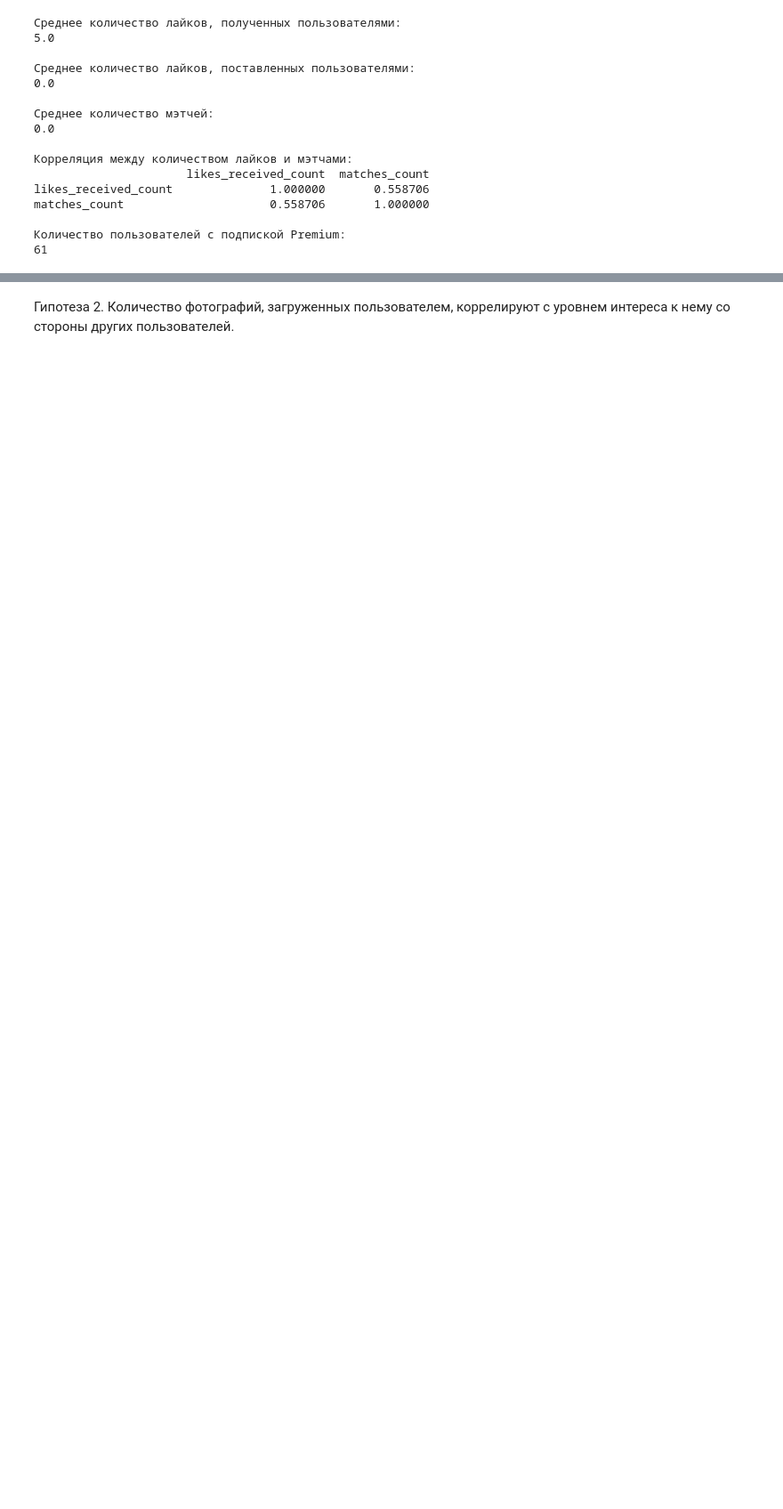
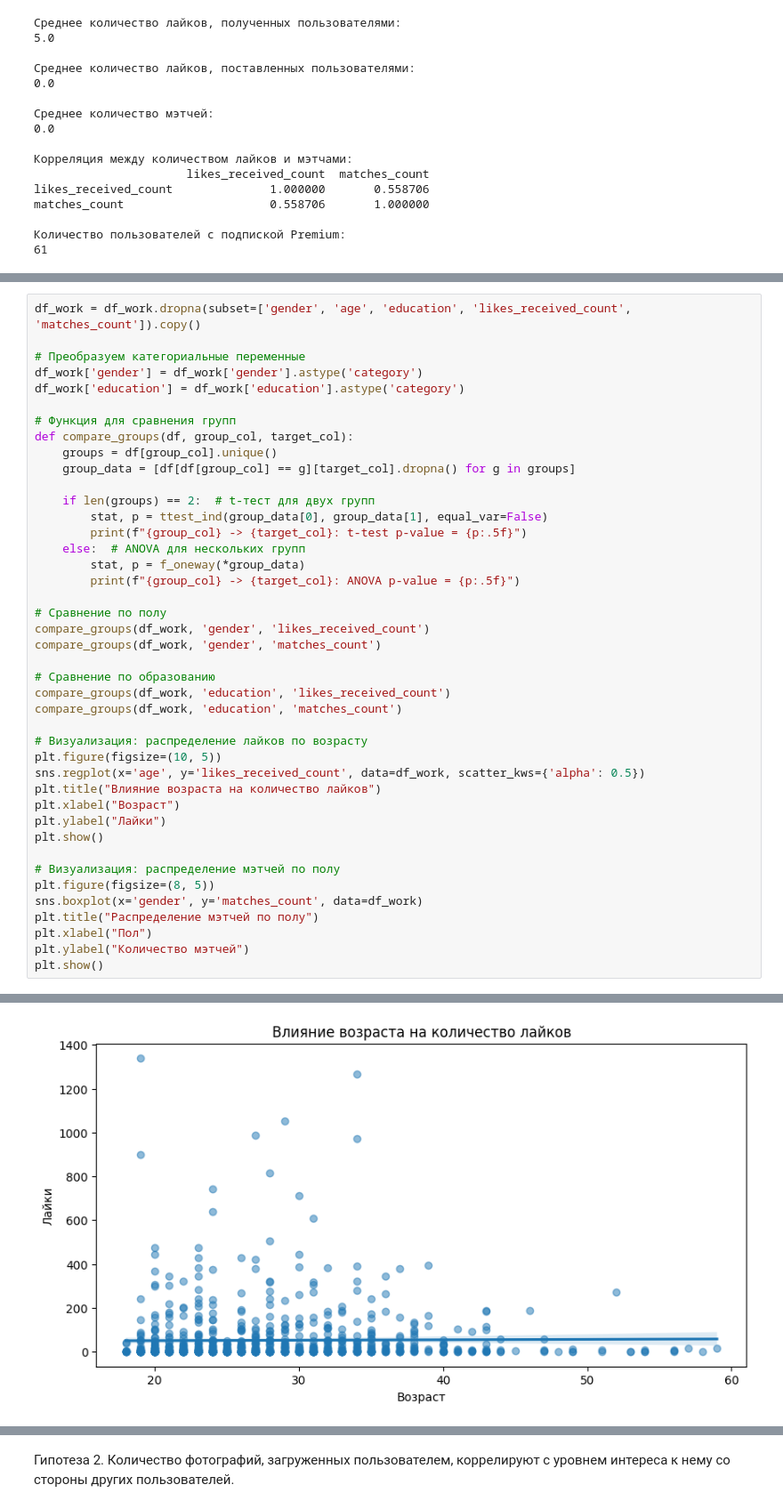
Before and after one commit to CTF-one-love/C4_HS, a Jupyter notebook: Tvoi_Proekt_V2_Tset.ipynb, the cells around one changed output, grey strips where cells are left out. Shown at 89% size. Saved outputs shown, nothing was run; the diff lists cells and outputs as text; blank space fills up the shorter version.

```diff
--- a/Tvoi_Proekt_V2_Tset.ipynb
+++ b/Tvoi_Proekt_V2_Tset.ipynb
@@ -533,0 +474,43 @@ education -> matches_count: ANOVA p-value = 0.05126
+# %%
+df_work = df_work.dropna(subset=['gender', 'age', 'education', 'likes_received_count', 'matches_count']).copy()
+
+# Преобразуем категориальные переменные
+df_work['gender'] = df_work['gender'].astype('category')
+df_work['education'] = df_work['education'].astype('category')
+
+# Функция для сравнения групп
+def compare_groups(df, group_col, target_col):
+    groups = df[group_col].unique()
+    group_data = [df[df[group_col] == g][target_col].dropna() for g in groups]
+
+    if len(groups) == 2:  # t-тест для двух групп
+        stat, p = ttest_ind(group_data[0], group_data[1], equal_var=False)
+        print(f"{group_col} -> {target_col}: t-test p-value = {p:.5f}")
+    else:  # ANOVA для нескольких групп
+        stat, p = f_oneway(*group_data)
+        print(f"{group_col} -> {target_col}: ANOVA p-value = {p:.5f}")
+
+# Сравнение по полу
+compare_groups(df_work, 'gender', 'likes_received_count')
+compare_groups(df_work, 'gender', 'matches_count')
+
+# Сравнение по образованию
+compare_groups(df_work, 'education', 'likes_received_count')
+compare_groups(df_work, 'education', 'matches_count')
+
+# Визуализация: распределение лайков по возрасту
+plt.figure(figsize=(10, 5))
+sns.regplot(x='age', y='likes_received_count', data=df_work, scatter_kws={'alpha': 0.5})
+plt.title("Влияние возраста на количество лайков")
+plt.xlabel("Возраст")
+plt.ylabel("Лайки")
+plt.show()
+
+# Визуализация: распределение мэтчей по полу
+plt.figure(figsize=(8, 5))
+sns.boxplot(x='gender', y='matches_count', data=df_work)
+plt.title("Распределение мэтчей по полу")
+plt.xlabel("Пол")
+plt.ylabel("Количество мэтчей")
+plt.show()
+# %% [output]
@@ -533,0 +521 @@ education -> matches_count: ANOVA p-value = 0.05126
+[figure, added]
```
Also changed, not shown: parts of 22 cells of this notebook.
